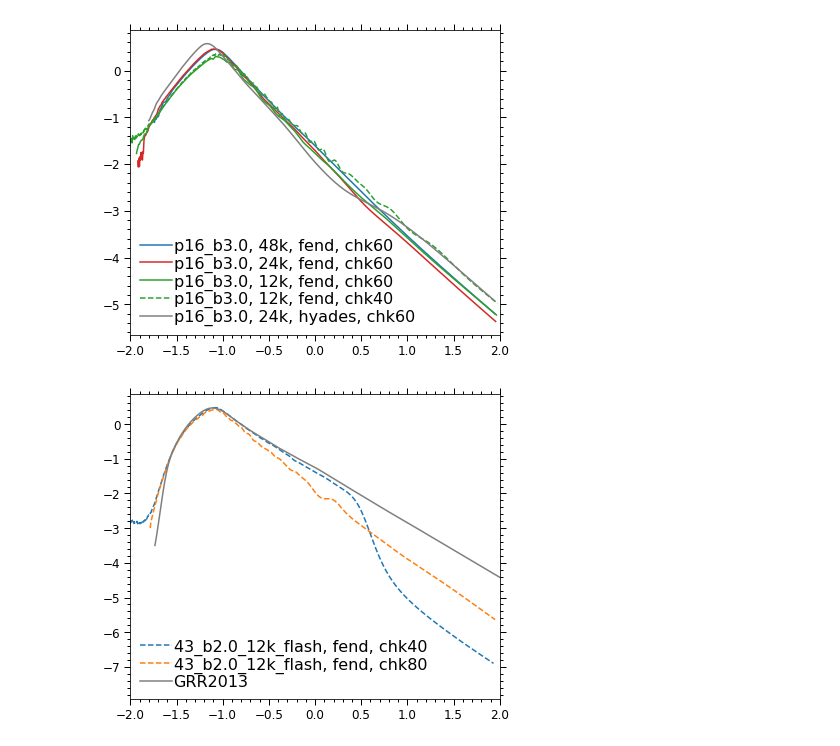
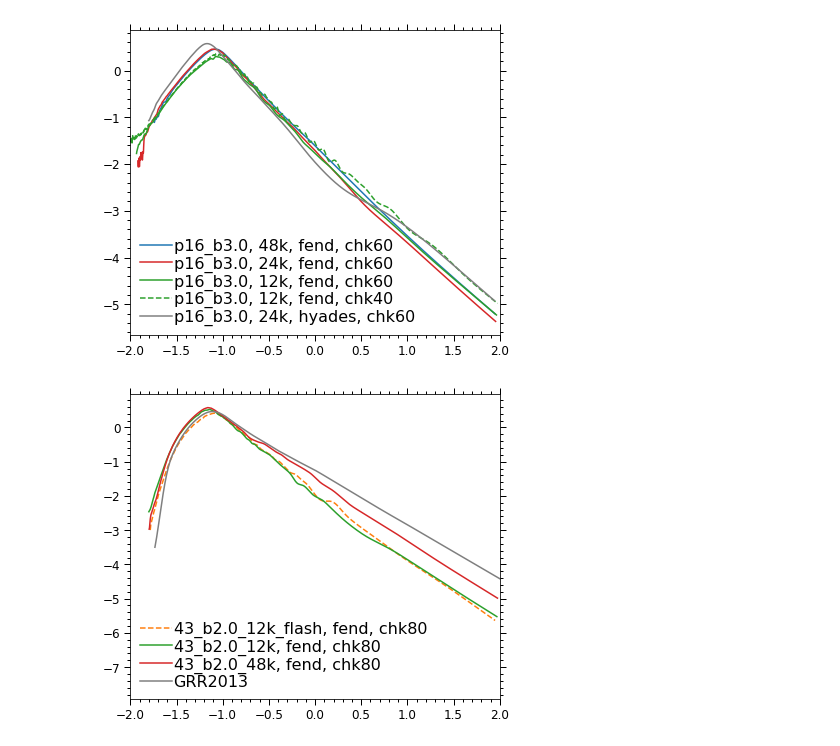
Before and after one commit to tenleyhs/jYT, a Jupyter notebook: plot_dmdts.ipynb, the cells around one changed output. Cells and saved outputs as stored; diff of their text form; code cells hidden in the pictures.

```diff
--- a/plot_dmdts.ipynb
+++ b/plot_dmdts.ipynb
@@ -39,18 +39,18 @@ fig.tight_layout()
 [figure]
 # %%
 fig, ax = plt.subplots()
-x, y = np.loadtxt('/Users/lawsmith/Dropbox/RS/fend_results/43_b2_0_12k_flash/43_b2_0_12k_flash_0040_ev.dat', skiprows=1, unpack=True)
-ax.plot(x, y, c='C0', ls='--', label='43_b2.0_12k_flash, fend, chk40')
+#x, y = np.loadtxt('/Users/lawsmith/Dropbox/RS/fend_results/43_b2_0_12k_flash/43_b2_0_12k_flash_0040_ev.dat', skiprows=1, unpack=True)
+#ax.plot(x, y, c='C0', ls='--', label='43_b2.0_12k_flash, fend, chk40')
 x, y = np.loadtxt('/Users/lawsmith/Dropbox/RS/fend_results/43_b2_0_12k_flash/43_b2_0_12k_flash_0080_ev.dat', skiprows=1, unpack=True)
 ax.plot(x, y, c='C1', ls='--', label='43_b2.0_12k_flash, fend, chk80')
-#x, y = np.loadtxt('/Users/lawsmith/Dropbox/RS/fend_results/43_b2_0_12k/43_b2_0_12k_0080_ev.dat', skiprows=1, unpack=True)
-#ax.plot(x, y, c='C2', label='43_b2.0_12k, fend, chk80')
-#x, y = np.loadtxt('/Users/lawsmith/Dropbox/RS/fend_results/43_b2_0_48k/43_b2_0_48k_intel_0080_ev.dat', skiprows=1, unpack=True)
-#ax.plot(x, y, c='C3', label='43_b2.0_48k, fend, chk80')
+x, y = np.loadtxt('/Users/lawsmith/Dropbox/RS/fend_results/43_b2_0_12k/43_b2_0_12k_0080_ev.dat', skiprows=1, unpack=True)
+ax.plot(x, y, c='C2', label='43_b2.0_12k, fend, chk80')
+x, y = np.loadtxt('/Users/lawsmith/Dropbox/RS/fend_results/43_b2_0_48k/43_b2_0_48k_intel_0080_ev.dat', skiprows=1, unpack=True)
+ax.plot(x, y, c='C3', label='43_b2.0_48k, fend, chk80')
 x, y = np.loadtxt('/Users/lawsmith/Dropbox/Archived/tde-data/Guillochon2013_dmdts/4-3/2.000.dat', skiprows=1, unpack=True)
 ax.plot(x, y, c='C7', label='GRR2013')
 ax.set_xlim(-2, 2)
 ax.legend()
 fig.tight_layout()
 # %% [output]
-[figure, old version]
+[figure, new version]
```
Also changed, not shown: 3 other files.
